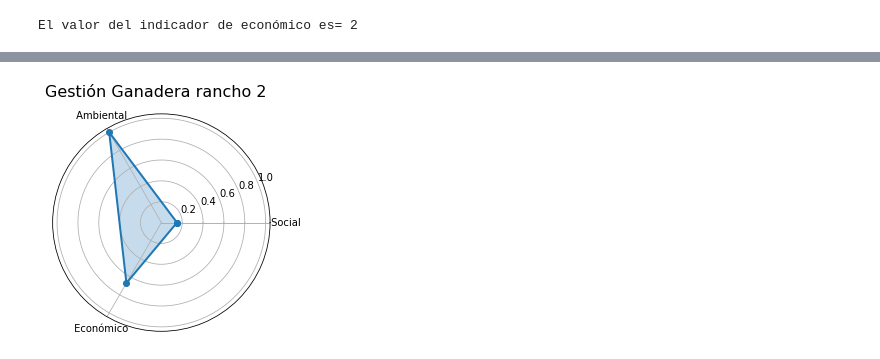
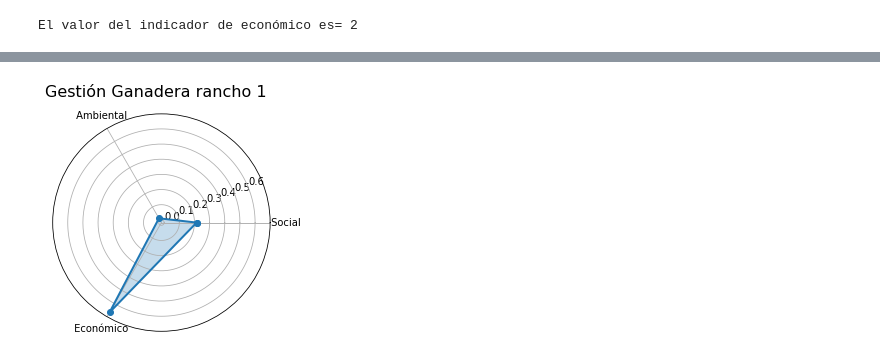
Before and after one commit to uracilo/Ganaderiasustentable, a Jupyter notebook: Análisis de datos.ipynb, the cells around one changed output, grey strips where cells are left out. Cells and saved outputs as stored; diff of their text form; code cells hidden in the pictures.

```diff
--- a/Análisis de datos.ipynb
+++ b/Análisis de datos.ipynb
@@ -57,12 +73,12 @@ ZeroDivisionError: division by zero
 # %%
 #Sucesión a herederos (Durabilidad)
-SH= 0
+SH= 1
 #Otras actividades de no agrónomas (Diversificación)
 OA= 1
 #Programas de créditos estatales (Autonomía)
-PCE=1
-# Programas de créditos bancarios
-PCB= 1
+PCE=-1
+# Programas de créditos bancarios (Autonomía)
+PCB= 0
 # Capacidad de endeudamiento (PCE+PCB*-1)
 CE= PCE + PCB *-1
 # Productividad (Rentabilidad)
@@ -74,8 +90,8 @@ El valor del indicador de económico es= 2
 # %%
 #valores aproximados a una gestión ideal sustentable
 economicor = 3
-ambientalr = 4
-socialr = -4
+ambientalr = 100
+socialr = 28
 # %%
 #Gestion ganadera del rancho 1
 Ieconomico = (economico/economicor)
@@ -110,9 +126,9 @@ labels=[' Social', ' Ambiental', ' Económico']
 # %%
 # Representación del mapa de calor
 plt.polar(angles, values, 'o-', linewidth=2)
 plt.fill(angles, values, alpha=0.25)
 plt.thetagrids(angles * 180 / np.pi, labels)
-plt.suptitle('Gestión Ganadera rancho 2', fontsize=16)
-plt.savefig('Gestión Ganadera rancho 2.png')
+plt.suptitle('Gestión Ganadera rancho 1', fontsize=16)
+plt.savefig('Gestión Ganadera rancho 1.png')
 # %% [output]
-[figure, old version]
+[figure, new version]
```
Also changed, not shown: parts of 3 cells of this notebook, 2 other files.
